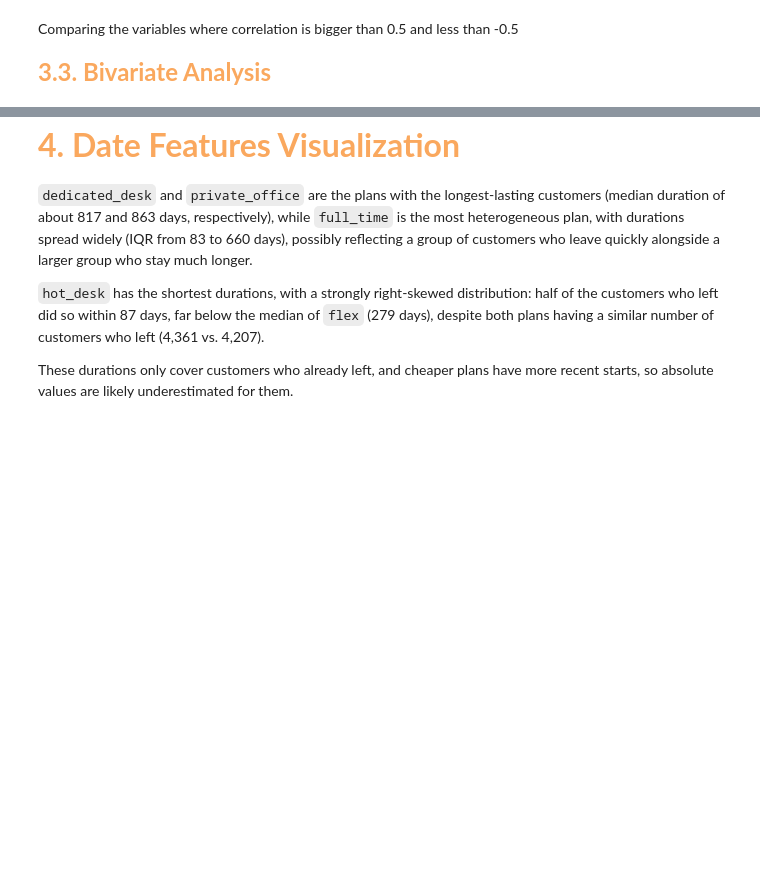
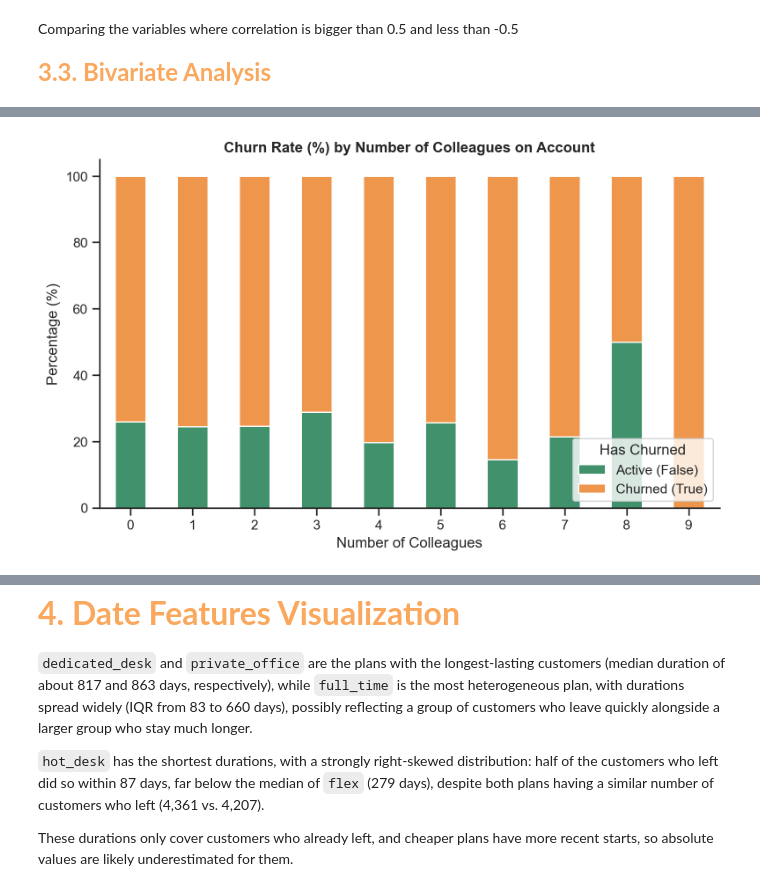
Before and after one commit to saradfalves/DM_Group20, a Jupyter notebook: notebooks/Group20_EDA_Code - editado.ipynb, the cells around one changed output, grey strips where cells are left out. Cells and saved outputs as stored; diff of their text form; code cells hidden in the pictures; blank space fills up the shorter version.

```diff
--- a/notebooks/Group20_EDA_Code - editado.ipynb
+++ b/notebooks/Group20_EDA_Code - editado.ipynb
@@ -1532,0 +1584,17 @@ plt.show()
+# %%
+df_colleagues_valid = df_team_analysis[df_team_analysis["n_colleagues_on_account"] >= 0]
+
+ct_colleagues = pd.crosstab(
+    df_colleagues_valid["n_colleagues_on_account"],
+    df_colleagues_valid["has_churned"],
+    margins=True
+)
+display(ct_colleagues)
+
+ct_colleagues_pct = (pd.crosstab(
+    df_colleagues_valid["n_colleagues_on_account"],
+    df_colleagues_valid["has_churned"],
+    normalize="index",
+    margins=True
+) * 100).round(2)
+display(ct_colleagues_pct)
@@ -1532,0 +1628,19 @@ plt.show()
+# %%
+with sns.axes_style("ticks"):
+    ax = ct_colleagues_pct.drop("All", errors="ignore").plot.bar(
+        stacked=True,
+        color=[main_color, colors[4]],
+        figsize=(8, 5)
+    )
+
+ax.set_title("Churn Rate (%) by Number of Colleagues on Account", fontweight="bold")
+ax.set_xlabel("Number of Colleagues")
+ax.set_ylabel("Percentage (%)")
+ax.tick_params(axis="x", rotation=0)
+ax.legend(title="Has Churned", labels=["Active (False)", "Churned (True)"], loc="lower right")
+
+sns.despine()
+plt.tight_layout()
+plt.show()
+# %% [output]
+[figure, added]
```
Also changed, not shown: parts of 12 cells of this notebook.
